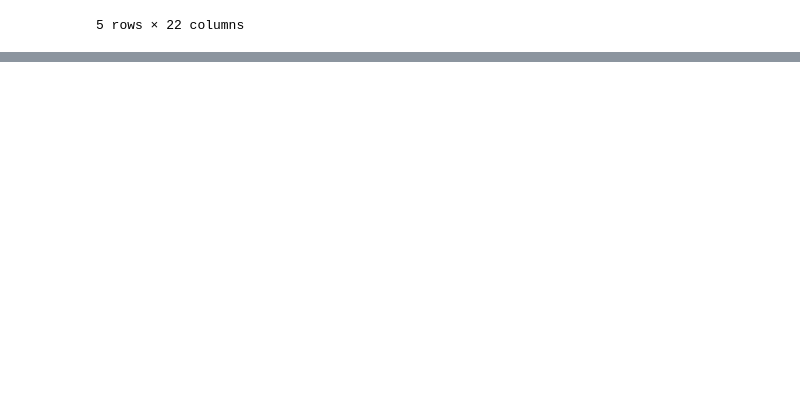
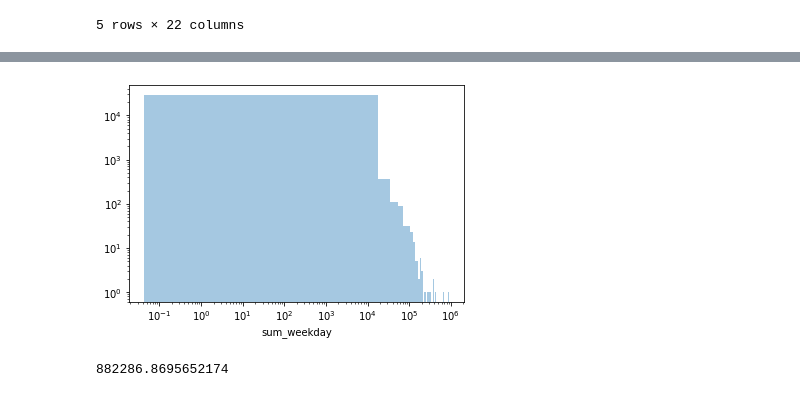
Before and after one commit to wcchin/SG_transit_analysis, a Jupyter notebook: analysis/check_flow_stats.ipynb, the cells around one changed output, grey strips where cells are left out. Saved outputs shown, nothing was run; the diff lists cells and outputs as text; code cells hidden in the pictures; blank space fills up the shorter version.

```diff
--- a/analysis/check_flow_stats.ipynb
+++ b/analysis/check_flow_stats.ipynb
@@ -66,0 +69,12 @@ sns.distplot(df_merge["sum_weekday"], bins=[i*10000 for i in range(30)], kde=Fal
+# %%
+#bins = [i*1000 for i in range(30)] + [(df_merge["sum_weekday"]/23).max()]
+fig, ax = plt.subplots()
+sns.distplot(df_merge["sum_weekday"]/23, kde=False, ax=ax)
+ax.set_yscale("log")
+ax.set_xscale("log")
+# %% [output]
+[figure, added]
+# %%
+(df_merge["sum_weekday"]/23).max()
+# %% [output]
+882286.8695652174
```
Also changed, not shown: parts of 17 cells of this notebook, 14 other files.
